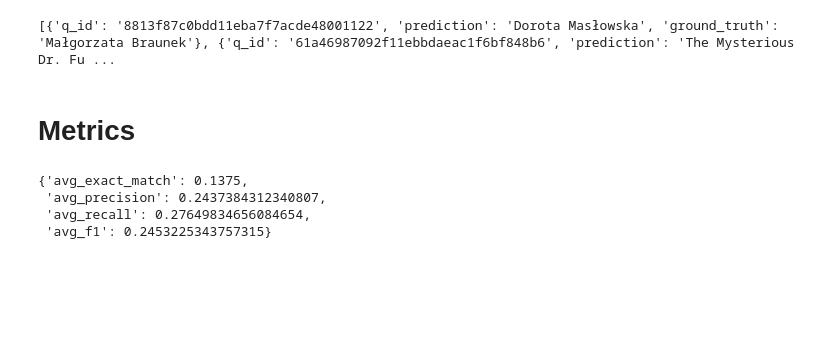
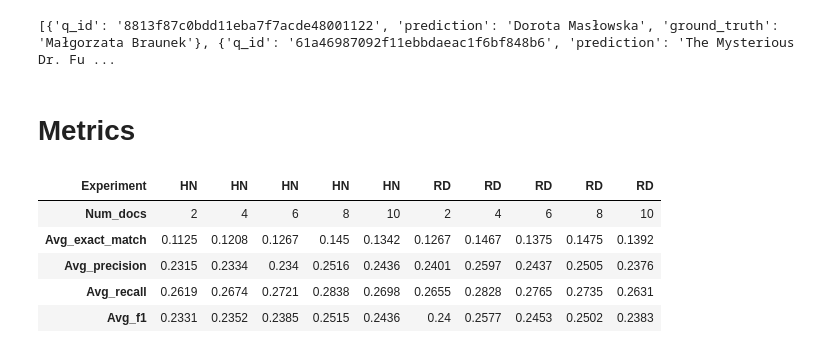
Before and after one commit to sashoism/nlp_g13_rag_odqa, a Jupyter notebook: experiment3.ipynb, the cells around one changed output. Drawn from its saved outputs; the diff is of its cells as text; code cells hidden in the pictures; blank space fills up the shorter version.

Commit message:
Table with all metrics

```diff
--- a/experiment3.ipynb
+++ b/experiment3.ipynb
@@ -263,20 +263,53 @@ def calc_experiment_metrics(eval_results, save_path=None):
 
     return metrics
 # %%
-experiment_name = "top_k_plus_hard_negative_docs__top_k5__add_docs_"
-# experiment_name = "top_k_plus_random_docs__top_k5__add_docs_"
+# experiment_name = "top_k_plus_hard_negative_docs__top_k5__add_docs_"
+experiments = ["top_k_plus_hard_negative_docs__top_k5__add_docs_", "top_k_plus_random_docs__top_k5__add_docs_"]
 
 num_docs = [2, 4, 6, 8, 10]
 
-for n in num_docs:
-    with open(f"exp_3_4/eval_results_{experiment_name}{n}.json", "r") as f:
-        eval_results = json.load(f)
-        calc_experiment_metrics(eval_results, save_path=f"exp_3_4/metrics_{experiment_name}{n}.json")
-
-calc_experiment_metrics(eval_results_hn)
-calc_experiment_metrics(eval_results_rd)
+for experiment_name in experiments:
+    for n in num_docs:
+        with open(f"exp_3_4/eval_results_{experiment_name}{n}.json", "r") as f:
+            eval_results = json.load(f)
+            calc_experiment_metrics(eval_results, save_path=f"exp_3_4/metrics_{experiment_name}{n}.json")
-# %% [output]
-{'avg_exact_match': 0.1375,
- 'avg_precision': 0.2437384312340807,
- 'avg_recall': 0.27649834656084654,
- 'avg_f1': 0.2453225343757315}
+# %%
+# Make a table out of all the metrics
+
+import pandas as pd
+experiments = [
+        {
+            "file_name": "top_k_plus_hard_negative_docs__top_k5__add_docs_",
+            "name": "HN"
+        },
+        {
+            "file_name": "top_k_plus_random_docs__top_k5__add_docs_",
+            "name": "RD"
+        }
+    ]
+num_docs = [2, 4, 6, 8, 10]
+
+data = []
+for experiment_name in experiments:
+    for n in num_docs:
+        with open(f"exp_3_4/metrics_{experiment_name['file_name']}{n}.json", "r") as f:
+            metrics = json.load(f)
+            # Keep only 4 decimal places
+            metrics = {k: round(v, 4) for k, v in metrics.items()}
+            data.append([experiment_name["name"], n, metrics["avg_exact_match"], metrics["avg_precision"], metrics["avg_recall"], metrics["avg_f1"]])
+
+df = pd.DataFrame(data, columns=["Experiment", "Num_docs", "Avg_exact_match", "Avg_precision", "Avg_recall", "Avg_f1"])
+
+df_transposed = df.transpose()
+df_transposed.columns = df_transposed.iloc[0]
+df_transposed = df_transposed.drop(df_transposed.index[0])
+
+df_transposed.to_csv("exp_3_4/metrics_table.csv")
+df_transposed
+# %% [output]
+| Experiment | HN | HN | HN | HN | HN | RD | RD | RD | RD | RD |
+| Num_docs | 2 | 4 | 6 | 8 | 10 | 2 | 4 | 6 | 8 | 10 |
+| Avg_exact_match | 0.1125 | 0.1208 | 0.1267 | 0.145 | 0.1342 | 0.1267 | 0.1467 | 0.1375 | 0.1475 | 0.1392 |
+| Avg_precision | 0.2315 | 0.2334 | 0.234 | 0.2516 | 0.2436 | 0.2401 | 0.2597 | 0.2437 | 0.2505 | 0.2376 |
+| Avg_recall | 0.2619 | 0.2674 | 0.2721 | 0.2838 | 0.2698 | 0.2655 | 0.2828 | 0.2765 | 0.2735 | 0.2631 |
+| Avg_f1 | 0.2331 | 0.2352 | 0.2385 | 0.2515 | 0.2436 | 0.24 | 0.2577 | 0.2453 | 0.2502 | 0.2383 |
```
Also changed, not shown: 1 other file.
